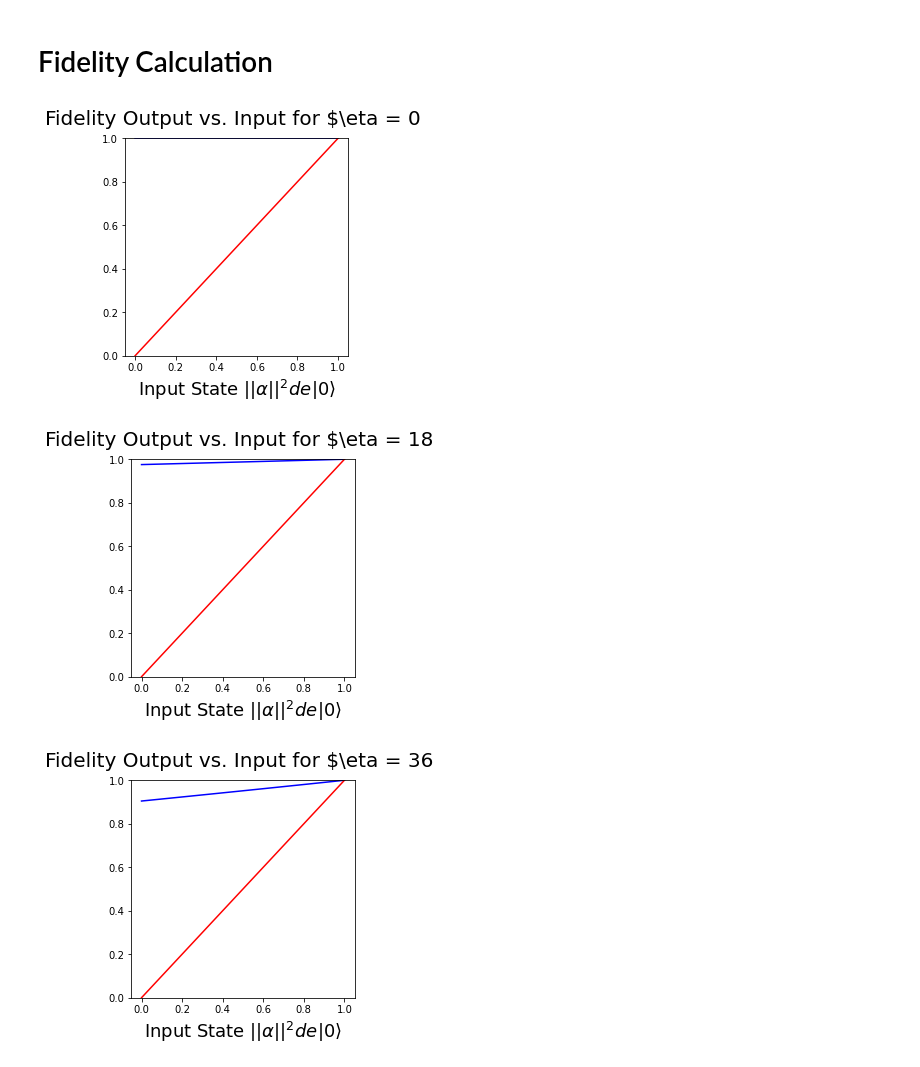
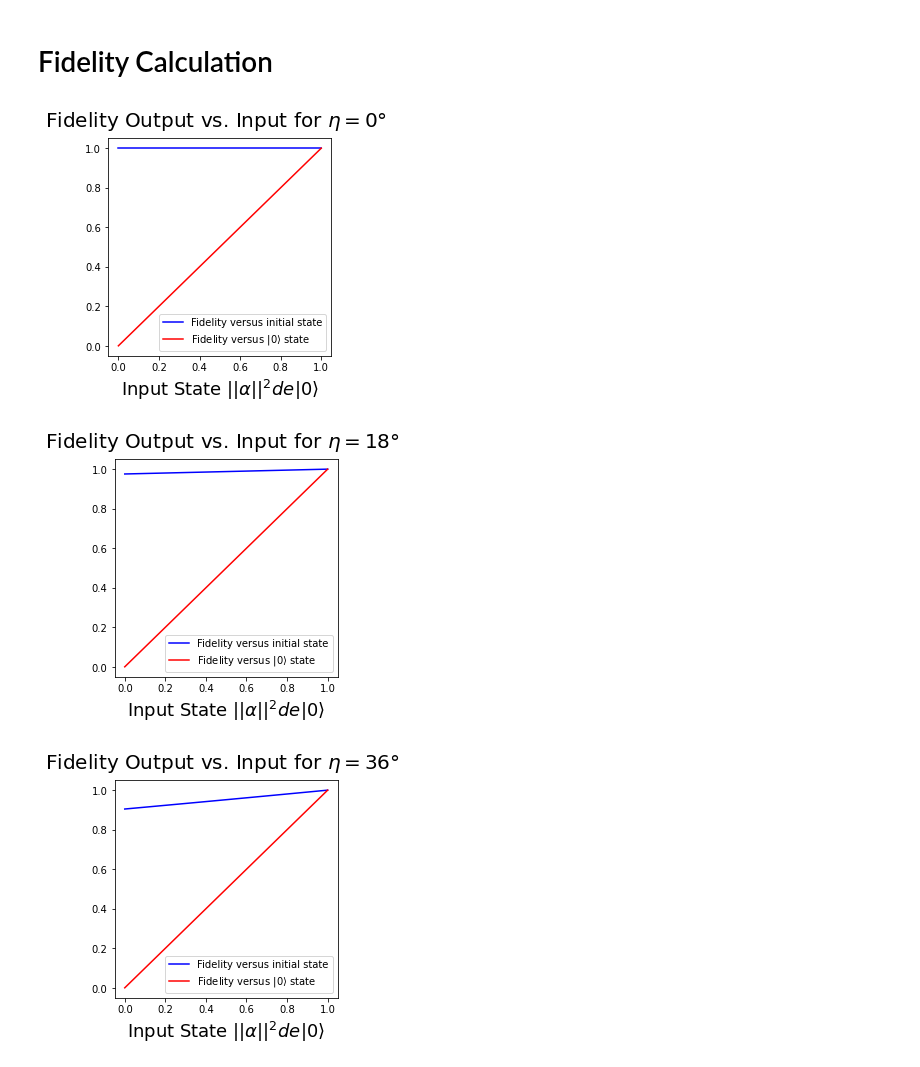
Before and after one commit to iamtxena/quantum-channel-discrimination, a Jupyter notebook: src/FidelityCalculation.ipynb, the cells around one changed output. Saved outputs shown, nothing was run; the diff lists cells and outputs as text; code cells hidden in the pictures.

Commit message:
computing a full state fidelity

```diff
--- a/src/FidelityCalculation.ipynb
+++ b/src/FidelityCalculation.ipynb
@@ -58,3 +58,20 @@ def calculate_fidelity(initialStates, eta, circ):
     return np.array(fidelity)
+# %%
+def calculate_fidelity_both(initialStates, eta, circ):
+    stavec = []
+    statevector = []
+    fidelity = []
+    for i in range(len(initialStates)):
+        circ.initialize([initialStates[i][0], initialStates[i][1]], qreg_q[0])
+        circ.reset(qreg_q[1])
+        circ.cry(eta, qreg_q[0], qreg_q[1])
+        circ.cx(qreg_q[1], qreg_q[0])
+        res = execute(circ, backend_sim).result()
+        sv = res.get_statevector(circ)
+        stavec.append([sv[0],sv[1]])
+        fidelity.append([
+            state_fidelity([initialStates[i][0], initialStates[i][1], 0, 0], sv, validate=True),
+            state_fidelity([1, 0, 0, 0], sv, validate=True)])
+    return np.array(fidelity)
 # %%
 pointsTheta = 20  # Points of Theta angle (pi) in Bloch sphere - min 2
@@ -71,27 +88,28 @@ backend_sim = Aer.get_backend('statevector_simulator')
 # %%
 #Representation of fidelity
 for eta in anglesEta:
     X = []
     Y = []
     Z = []
-    fidelity = calculate_fidelity(initialStates, eta, circ)
+    # fidelity = calculate_fidelity(initialStates, eta, circ)
+    fidelity = calculate_fidelity_both(initialStates, eta, circ)
     for i in range(len(initialStates)):
         X.append((initialStates[i][0]*np.conj(initialStates[i][0])).real)
         Y.append(fidelity[i][0])
         Z.append(fidelity[i][1])
     fig = plt.figure(figsize=(4,4))
-    fig.suptitle('Fidelity Output vs. Input for ' + '$\\eta = ' + str(int(math.degrees(eta))), fontsize=20)
-    plt.xlabel('Input State ||' + '$\\alpha||^2 de |0\\rangle$', fontsize=18)
+    fig.suptitle('Fidelity Output vs. Input for ' + '$\eta = ' + str(int(math.degrees(eta))) + "\degree$", fontsize=20)
+    plt.xlabel('Input State ||' + '$\\alpha||^2 de \\vert0\\rangle$', fontsize=18)
     #plt.ylabel('ylabel', fontsize=16)
     #fig.savefig('test.jpg')
     #ax.plot(y, color='blue', label='Sine wave')
     #ax.plot(z, color='black', label='Cosine wave')
 
     plt.plot(X, Y, color='blue', label='Fidelity versus initial state')
-    plt.plot(X, Z, color='red', label='Fidelity versus |0> state')
-    plt.ylim([0, 1])
+    plt.plot(X, Z, color='red', label='Fidelity versus $\\vert0\\rangle$ state')
+    plt.legend()
     plt.show()
 # %% [output]
-[figure, old version]
+[figure, new version]
-[figure, old version]
+[figure, new version]
-[figure, old version]
+[figure, new version]
```
Also changed, not shown: parts of 3 cells of this notebook.
